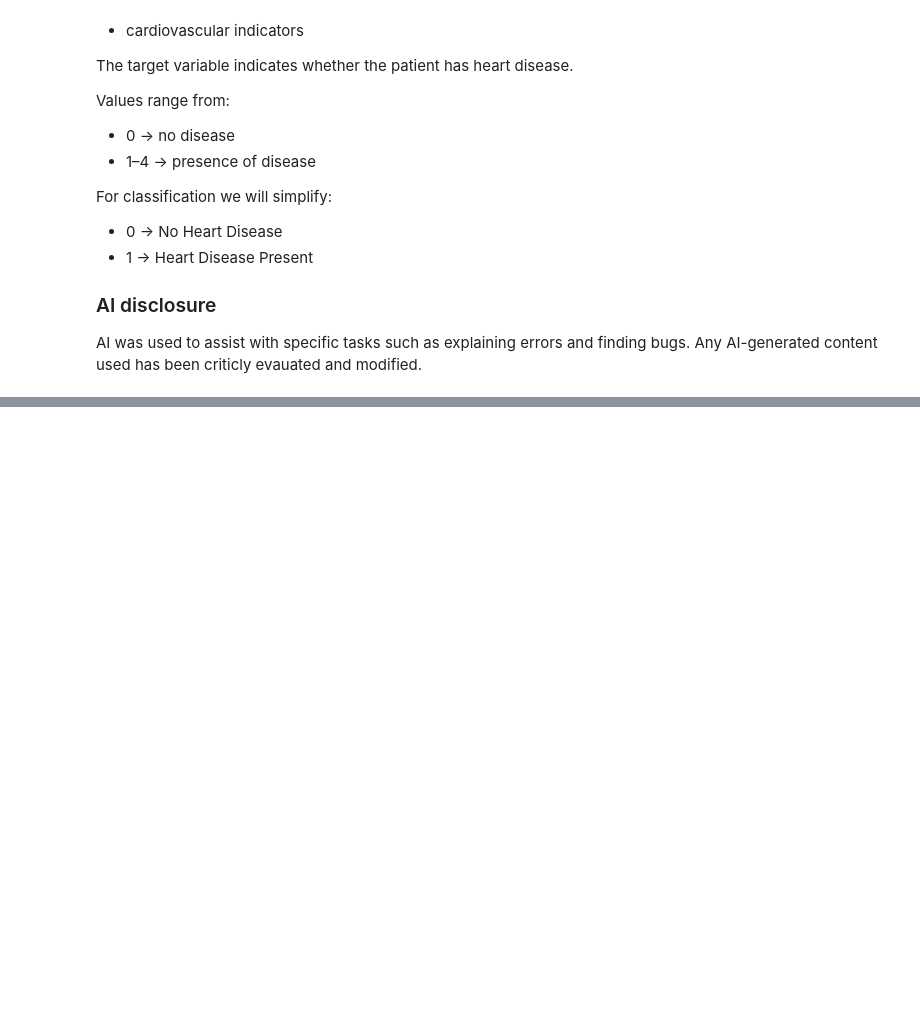
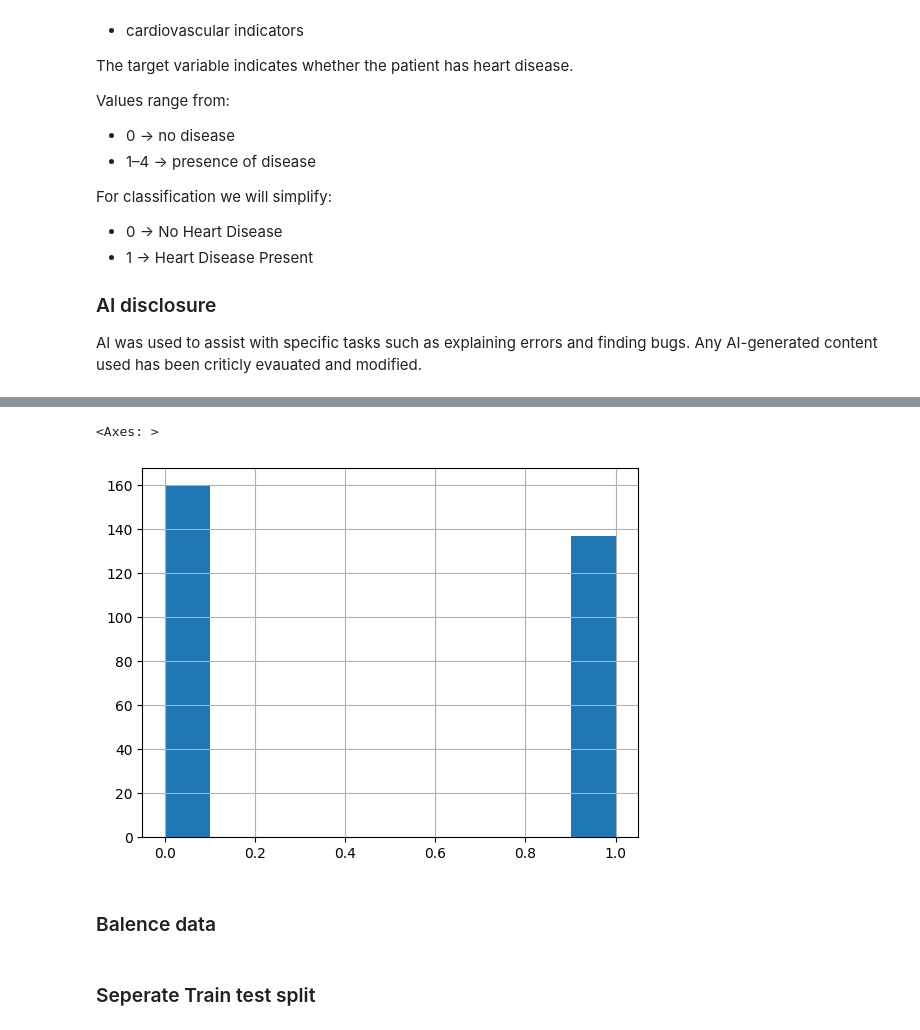
Before and after one commit to JacobRhys/AIDL_group, a Jupyter notebook: Main.ipynb, the cells around one changed output, grey strips where cells are left out. Saved outputs shown, nothing was run; the diff lists cells and outputs as text; code cells hidden in the pictures; blank space fills up the shorter version.

```diff
--- a/Main.ipynb
+++ b/Main.ipynb
@@ -66,0 +105,16 @@ df = pd.read_csv(url)
+# %%
+# Drop rows with missing values ("?")
+df = df.replace("?", np.nan).dropna()
+# %%
+# All columns have leading spaces, so we need to strip them
+df.columns = df.columns.str.strip()
+# %%
+# Diagnosis becomes binary classification problem (0 = no heart disease, 1 = heart disease)
+df["diagnosis"] = df["diagnosis"].apply(lambda x: 1 if x > 0 else 0)
+# %%
+df["diagnosis"].hist()
+# %% [output]
+<Axes: >
+[figure, added]
+# %% [markdown]
+### Balence data
@@ -67 +123,3 @@ df = pd.read_csv(url)
+# %% [markdown]
+### Seperate Train test split
 # %%
```
Also changed, not shown: parts of 7 cells of this notebook, 3 other files.
